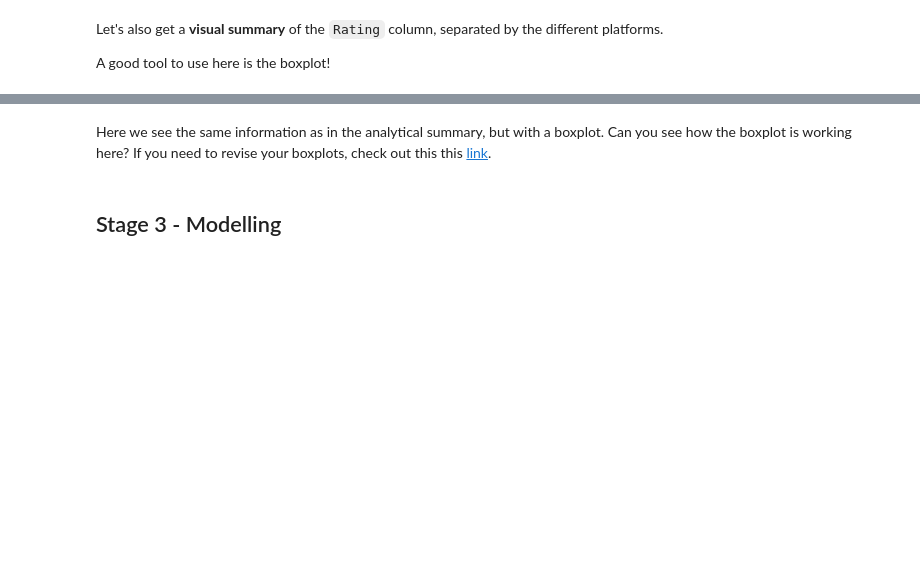
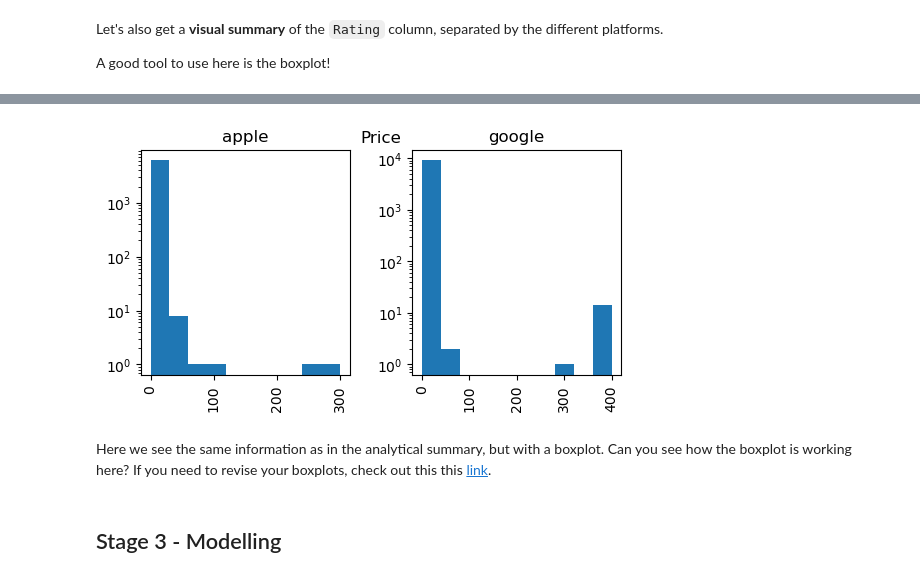
Before and after one commit to NBPub/Springboard, a Jupyter notebook: 11.3 Hypothesis Testing/Case Study_Integrating Apps - Tier 3.ipynb, the cells around one changed output, grey strips where cells are left out. Drawn from its saved outputs; the diff is of its cells as text; code cells hidden in the pictures; blank space fills up the shorter version.

```diff
--- a/11.3 Hypothesis Testing/Case Study_Integrating Apps - Tier 3.ipynb
+++ b/11.3 Hypothesis Testing/Case Study_Integrating Apps - Tier 3.ipynb
@@ -288,3 +467,9 @@ _ _ _
+# %%
+df.hist(by='platform', column = ['Price'], figsize=(6,3), log=True)
+plt.suptitle('Price',y=0.966)
+plt.show()
+# %% [output]
+[figure, added]
 # %% [markdown]
 Here we see the same information as in the analytical summary, but with a boxplot. Can you see how the boxplot is working here? If you need to revise your boxplots, check out this this [link](https://www.kaggle.com/ramamet4/app-store-apple-data-set-10k-apps).
 # %% [markdown]
```
Also changed, not shown: parts of 56 cells of this notebook, 4 other files.
